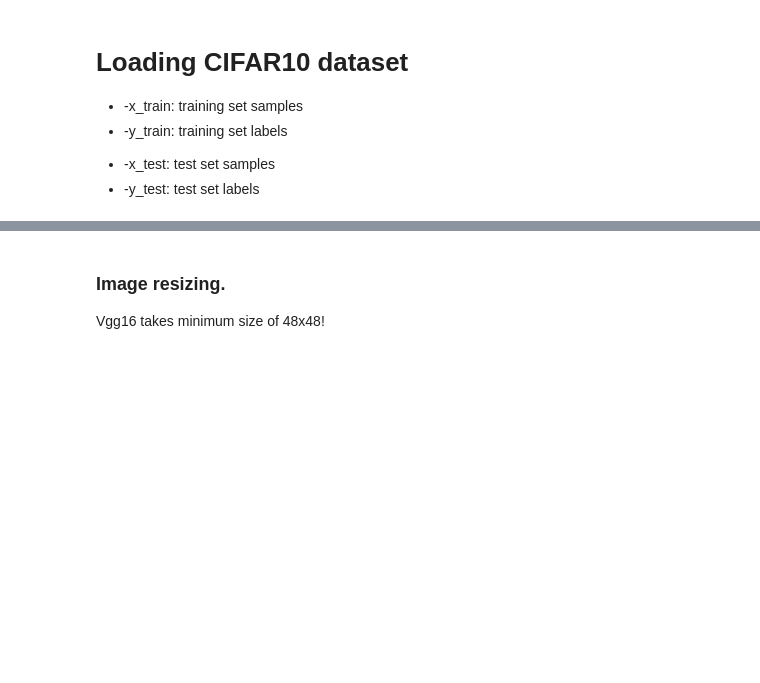
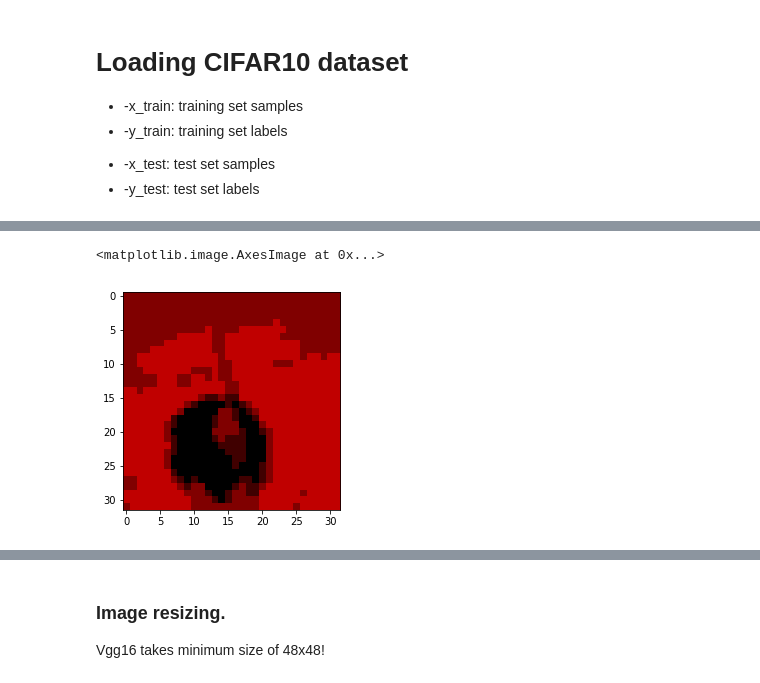
Before and after one commit to 5bastian/Transfer-learning-in-Vgg16, a Jupyter notebook: TransferLearning_Vgg16_CIFAR10.ipynb, the cells around one changed output, grey strips where cells are left out. Drawn from its saved outputs; the diff is of its cells as text; code cells hidden in the pictures; blank space fills up the shorter version.

```diff
--- a/TransferLearning_Vgg16_CIFAR10.ipynb
+++ b/TransferLearning_Vgg16_CIFAR10.ipynb
@@ -40,0 +110,6 @@ for i in range(len(x_train)):
+# %%
+single_image = X_fewer_colours[335:336]
+plt.imshow(single_image[0])
+# %% [output]
+<matplotlib.image.AxesImage at 0x...>
+[figure, added]
```
Also changed, not shown: parts of 60 cells of this notebook.
